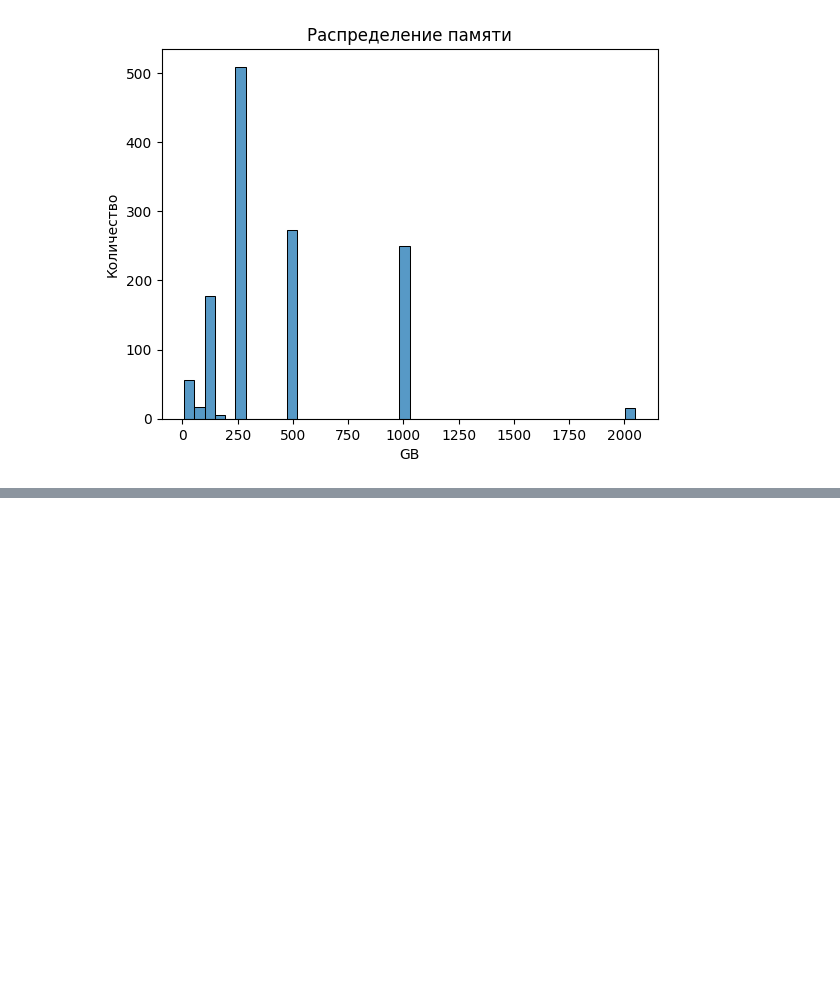
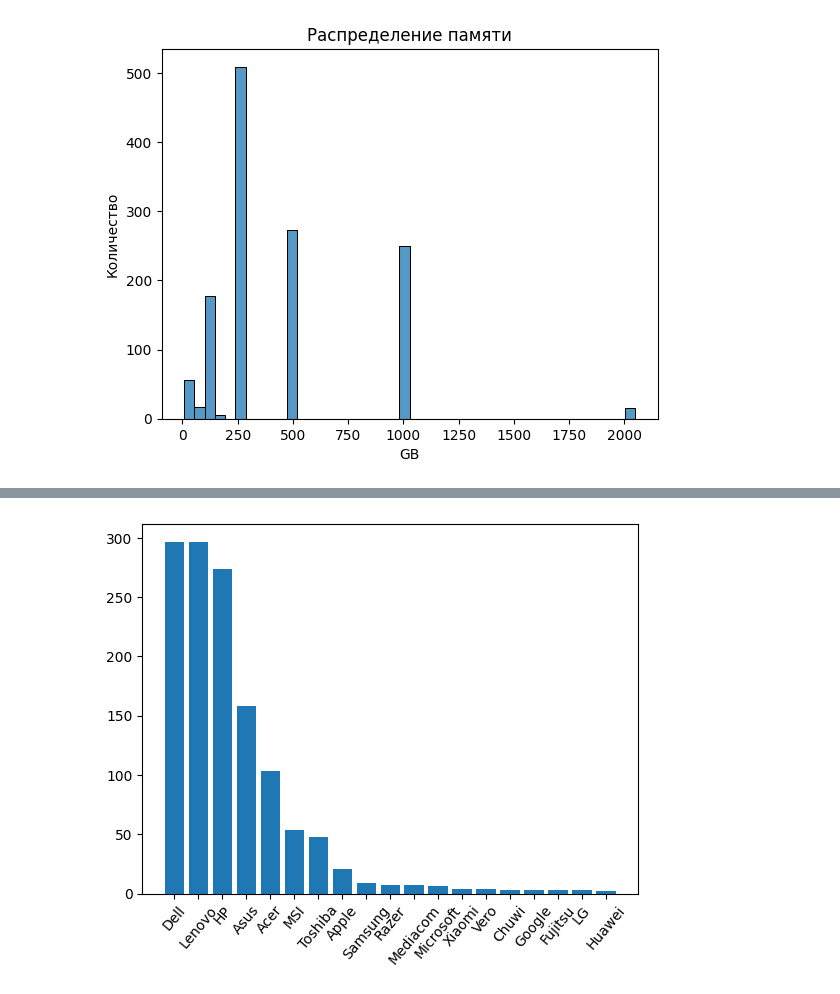
Before and after one commit to Valentinadjdj/DomRabota1, a Jupyter notebook: Seminar2_4.ipynb, the cells around one changed output, grey strips where cells are left out. Cells and saved outputs as stored; diff of their text form; code cells hidden in the pictures; blank space fills up the shorter version.

```diff
--- a/Seminar2_4.ipynb
+++ b/Seminar2_4.ipynb
@@ -552,0 +579,8 @@ Text(0, 0.5, 'Количество')
+# %%
+data = df['Company'].value_counts()
+names = data.index
+values = data.values
+plt.bar(names, values);
+plt.xticks(rotation=50);
+# %% [output]
+[figure, added]
```
Also changed, not shown: parts of 8 cells of this notebook.
